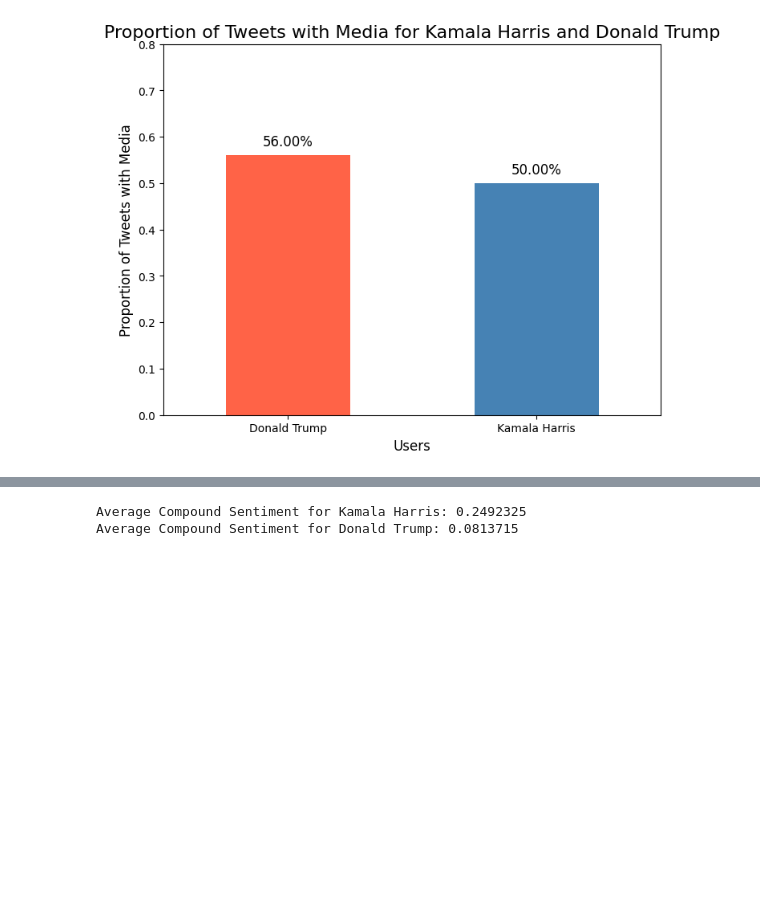
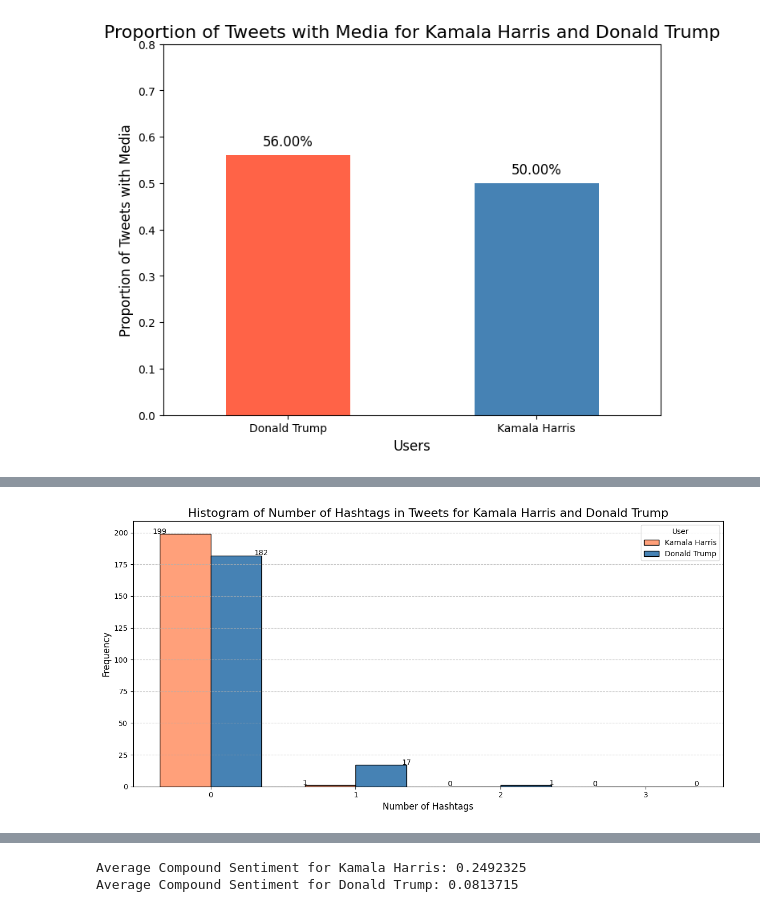
Before and after one commit to PriyamSinha07/AppDSTask2, a Jupyter notebook: AssessedTask2.ipynb, the cells around one changed output, grey strips where cells are left out. Cells and saved outputs as stored; diff of their text form; code cells hidden in the pictures; blank space fills up the shorter version.

```diff
--- a/AssessedTask2.ipynb
+++ b/AssessedTask2.ipynb
@@ -3,7 +22,9 @@
 # %%
+#importing the necessary libraries
 import pandas as pd
 import json
 import matplotlib.pyplot as plt
+from IPython.display import display, HTML
 
 
 # Load Donald Trump's tweets
@@ -21,16 +42,9 @@ def extract_important_features(tweets, author):
             'author': author,
             'text': tweet['text'],
             'created_at': tweet['created_at'],
-            'public_metrics': tweet['public_metrics'],
             'attachments': tweet.get('attachments', {}),
-            'entities': tweet.get('entities', {})
-
-
-
-
-
-
-        }
+            'hashtags': tweet.get('entities', {}).get('hashtags', [])
+            }
         for tweet in tweets
     ]
 
@@ -41,6 +55,6 @@ kamala_data = extract_important_features(kamala_tweets, 'Kamala Harris')
 # Combine both datasets into a single DataFrame
 df = pd.DataFrame(trump_data + kamala_data)
 
-# Display the DataFrame
-print(df.head())
+
+display(HTML(df.head().to_html()))
 # %% [output]
@@ -146,6 +143,3 @@ plt.ylim(0, 0.8)
 plt.show()
 # %% [output]
 [figure]
-# %%
-import re
-df['hashtag'] = df['text'].apply(lambda x: re.findall(r'#(\w+)', x))
@@ -195,0 +157,47 @@ print(histogram)
+# %%
+
+
+df['num_hashtags'] = df['hashtags'].apply(lambda x: len(x))
+
+# Separate data for each user
+kamala_df = df[df['author'] == 'Kamala Harris']
+trump_df = df[df['author'] == 'Donald Trump']
+
+# Define bins to include only 0, 1, 2, and 3 hashtags
+bins = [0, 1, 2, 3, 4]  # Limiting bins up to 3 (3 is included, but we'll stop showing from 4)
+
+# Plotting side-by-side histograms
+plt.figure(figsize=(12, 6))
+
+# Compute histogram values without plotting to get counts
+kamala_counts, _ = np.histogram(kamala_df['num_hashtags'], bins=bins)
+trump_counts, _ = np.histogram(trump_df['num_hashtags'], bins=bins)
+
+# Setting positions for side-by-side bars
+bar_width = 0.35  # Width of bars
+bin_centers = np.array(bins[:-1]) + bar_width  # Shift center of bars
+
+# Plotting Kamala Harris's histogram
+plt.bar(bin_centers - bar_width/2, kamala_counts, width=bar_width, label='Kamala Harris', color='#FFA07A', edgecolor='black')
+
+# Plotting Donald Trump's histogram
+plt.bar(bin_centers + bar_width/2, trump_counts, width=bar_width, label='Donald Trump', color='#4682B4', edgecolor='black')
+
+# Annotating the bars with counts
+for i in range(len(kamala_counts)):
+    plt.text(bin_centers[i] - bar_width, kamala_counts[i] + 0.1, str(kamala_counts[i]), ha='center', fontsize=10)
+    plt.text(bin_centers[i] + bar_width, trump_counts[i] + 0.1, str(trump_counts[i]), ha='center', fontsize=10)
+
+# Customizing the plot
+plt.title('Histogram of Number of Hashtags in Tweets for Kamala Harris and Donald Trump', fontsize=16)
+plt.xlabel('Number of Hashtags', fontsize=12)
+plt.ylabel('Frequency', fontsize=12)
+plt.xticks(bin_centers, ['0', '1', '2', '3'])  # Show only 0, 1, 2, and 3 on x-axis
+plt.legend(title='User')
+plt.grid(axis='y', linestyle='--', alpha=0.7)
+
+# Show the plot
+plt.tight_layout()
+plt.show()
+# %% [output]
+[figure, added]
```
Also changed, not shown: parts of 21 cells of this notebook.
